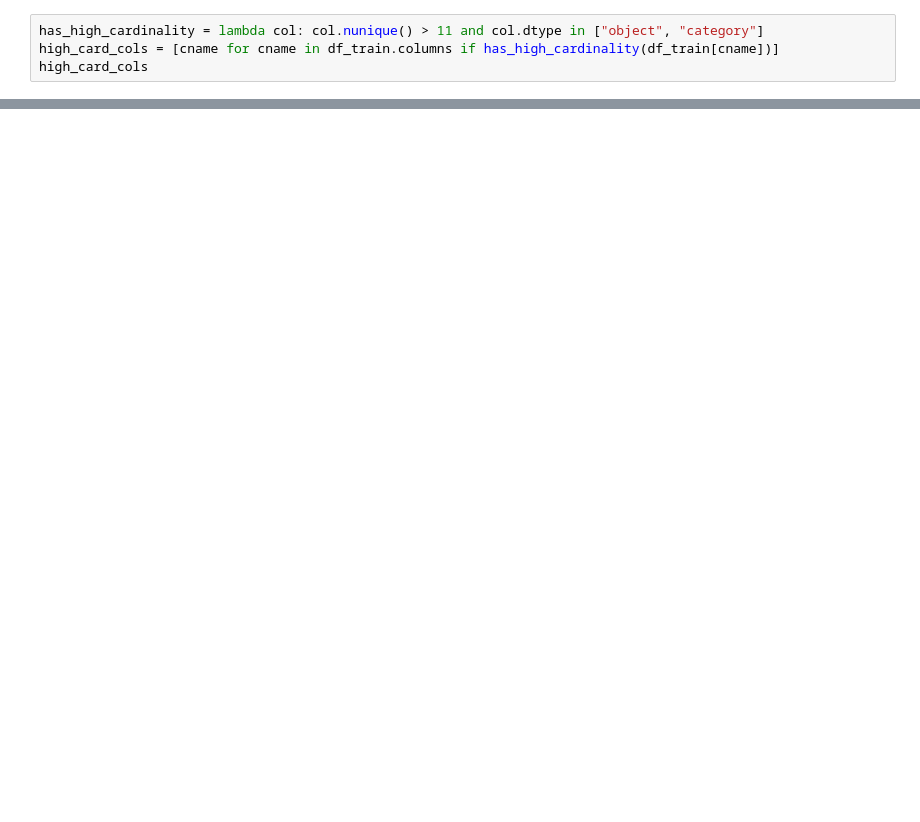
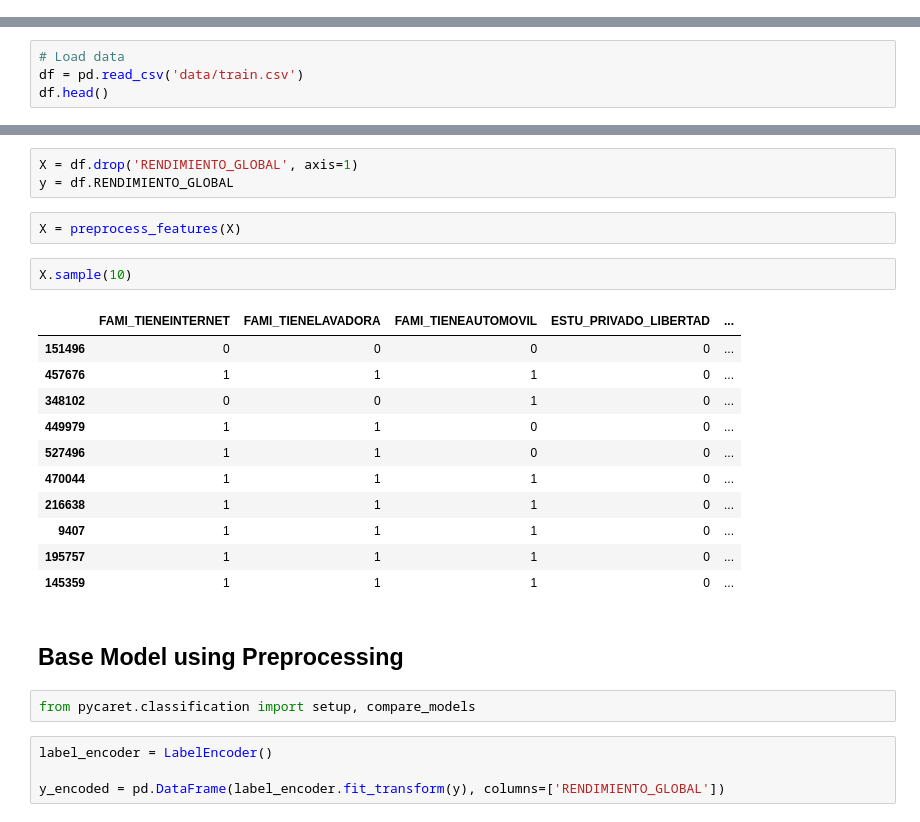
Before and after one commit to itsandregil/saber-pro-prediction, a Jupyter notebook: 02-preprocessing.ipynb, the cells around one changed output, grey strips where cells are left out. Saved outputs shown, nothing was run; the diff lists cells and outputs as text; blank space fills up the shorter version.

Commit message:
Finished preprocessing, still need to add comments to it

```diff
--- a/02-preprocessing.ipynb
+++ b/02-preprocessing.ipynb
@@ -125,4 +0,0 @@ class FrequencyEncoder(BaseEstimator, TransformerMixin):
-# %%
-has_high_cardinality = lambda col: col.nunique() > 11 and col.dtype in ["object", "category"]
-high_card_cols = [cname for cname in df_train.columns if has_high_cardinality(df_train[cname])]
-high_card_cols
@@ -276,0 +35,4 @@ For encoding, we are doing
+# %%
+# Load data
+df = pd.read_csv('data/train.csv')
+df.head()
@@ -276,0 +301,27 @@ For encoding, we are doing
+# %%
+X = df.drop('RENDIMIENTO_GLOBAL', axis=1)
+y = df.RENDIMIENTO_GLOBAL
+# %%
+X = preprocess_features(X)
+# %%
+X.sample(10)
+# %% [output]
+|  | FAMI_TIENEINTERNET | FAMI_TIENELAVADORA | FAMI_TIENEAUTOMOVIL | ESTU_PRIVADO_LIBERTAD | ... |
+| 151496 | 0 | 0 | 0 | 0 | ... |
+| 457676 | 1 | 1 | 1 | 0 | ... |
+| 348102 | 0 | 0 | 1 | 0 | ... |
+| 449979 | 1 | 1 | 0 | 0 | ... |
+| 527496 | 1 | 1 | 0 | 0 | ... |
+| 470044 | 1 | 1 | 1 | 0 | ... |
+| 216638 | 1 | 1 | 1 | 0 | ... |
+| 9407 | 1 | 1 | 1 | 0 | ... |
+| 195757 | 1 | 1 | 1 | 0 | ... |
+| 145359 | 1 | 1 | 1 | 0 | ... |
+# %% [markdown]
+## Base Model using Preprocessing
+# %%
+from pycaret.classification import setup, compare_models
+# %%
+label_encoder = LabelEncoder()
+
+y_encoded = pd.DataFrame(label_encoder.fit_transform(y), columns=['RENDIMIENTO_GLOBAL'])
```
Also changed, not shown: parts of 44 cells of this notebook.
